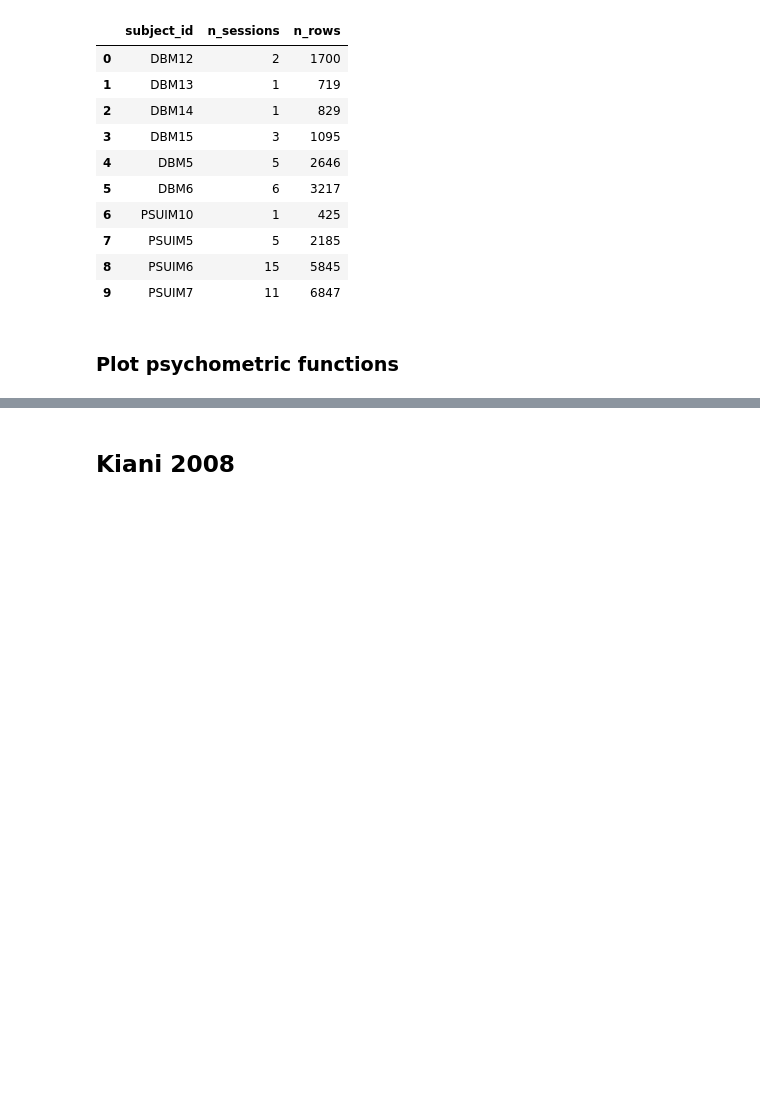
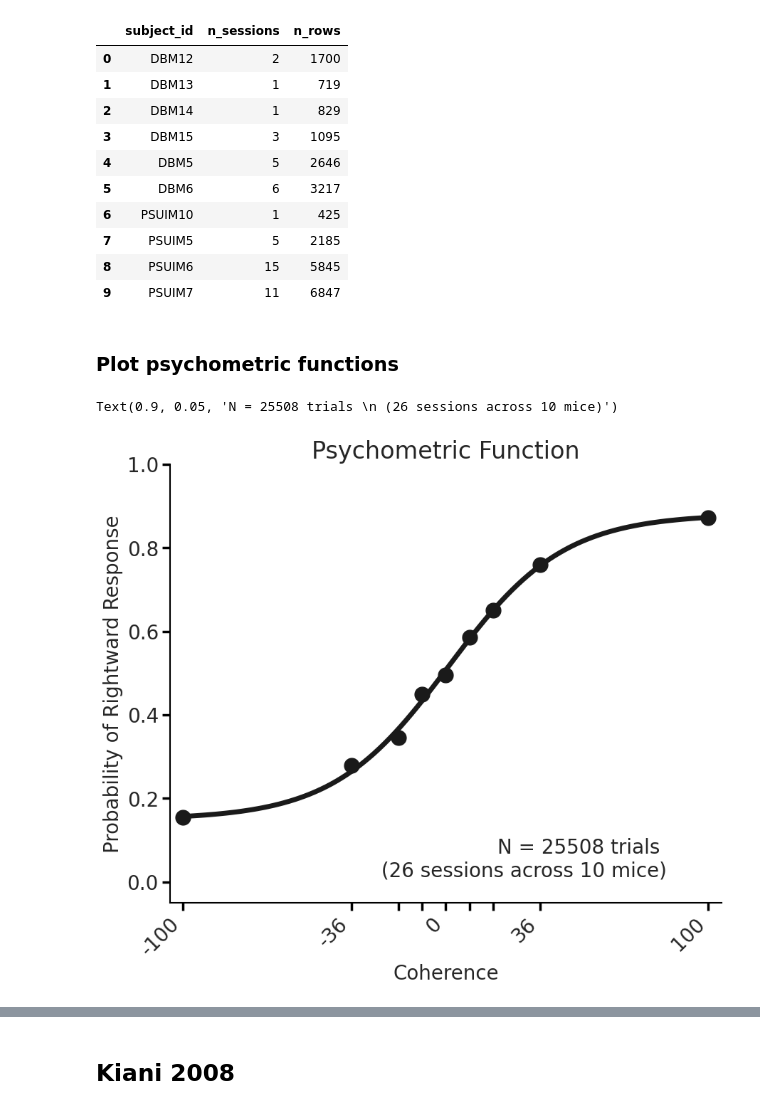
Before and after one commit to vaibrainium/decision-behavior-in-mice, a Jupyter notebook: notebooks/1.0-psychometric-analysis.ipynb, the cells around one changed output, grey strips where cells are left out. Cells and saved outputs as stored; diff of their text form; code cells hidden in the pictures; blank space fills up the shorter version.

```diff
--- a/notebooks/1.0-psychometric-analysis.ipynb
+++ b/notebooks/1.0-psychometric-analysis.ipynb
@@ -259,4 +290,38 @@ Total subjects: 10, Total sessions: 26, Total trials: 25508
 | 9 | PSUIM7 | 11 | 6847 |
 # %% [markdown]
 ### Plot psychometric functions
+# %%
+x, y, model, x_hat, y_hat = pmf_utils.get_psychometric_data(get_pulse_data(data, 0), model_type=main_config.psych_model, x_model_range=[-100, 100])
+
+fig, ax = plt.subplots(figsize=(10, 8))
+ax.plot(x, y, "k", marker="o", ms=15, alpha=1, linestyle="None")
+ax.plot(x_hat, y_hat, "k", lw=5, ls="-", alpha=1)
+
+# Formatting
+ax.set_xlabel("Coherence", fontsize=20)
+ax.set_ylabel("Probability of Rightward Response", fontsize=20)
+ax.set_title("Psychometric Function", fontsize=24)
+ax.set_ylim(-0.05, 1.0)
+
+ax.set_xlim(-105, 105)
+tick_positions = [-100, -36, -18, -9, 0, 9, 18, 36, 100]
+tick_labels = ["-100", "-36", "", "", "0", "", "", "36", "100"]
+ax.set_xticks(tick_positions)
+ax.set_xticklabels(tick_labels, rotation=45, ha="right")
+
+# Tick params and spines
+ax.tick_params(axis="both", which="major", labelsize=20, width=2.5, length=8, color="black", direction="out", bottom=True, left=True, top=False, right=False)
+for s in ["top", "right"]:
+    ax.spines[s].set_visible(False)
+for s in ["bottom", "left"]:
+    ax.spines[s].set_linewidth(1.5)
+    ax.spines[s].set_color("black")
+ax.grid(False)
+
+textstr = "N = 25508 trials \n (26 sessions across 10 mice)"
+props = dict(boxstyle="round", facecolor="white", alpha=0.8, edgecolor=None)
+ax.text(0.9, 0.05, textstr, transform=ax.transAxes, fontsize=20, verticalalignment="bottom", horizontalalignment="right", bbox=props)
+# %% [output]
+Text(0.9, 0.05, 'N = 25508 trials \n (26 sessions across 10 mice)')
+[figure, added]
 # %%
```
Also changed, not shown: parts of 7 cells of this notebook, 15 other files.
